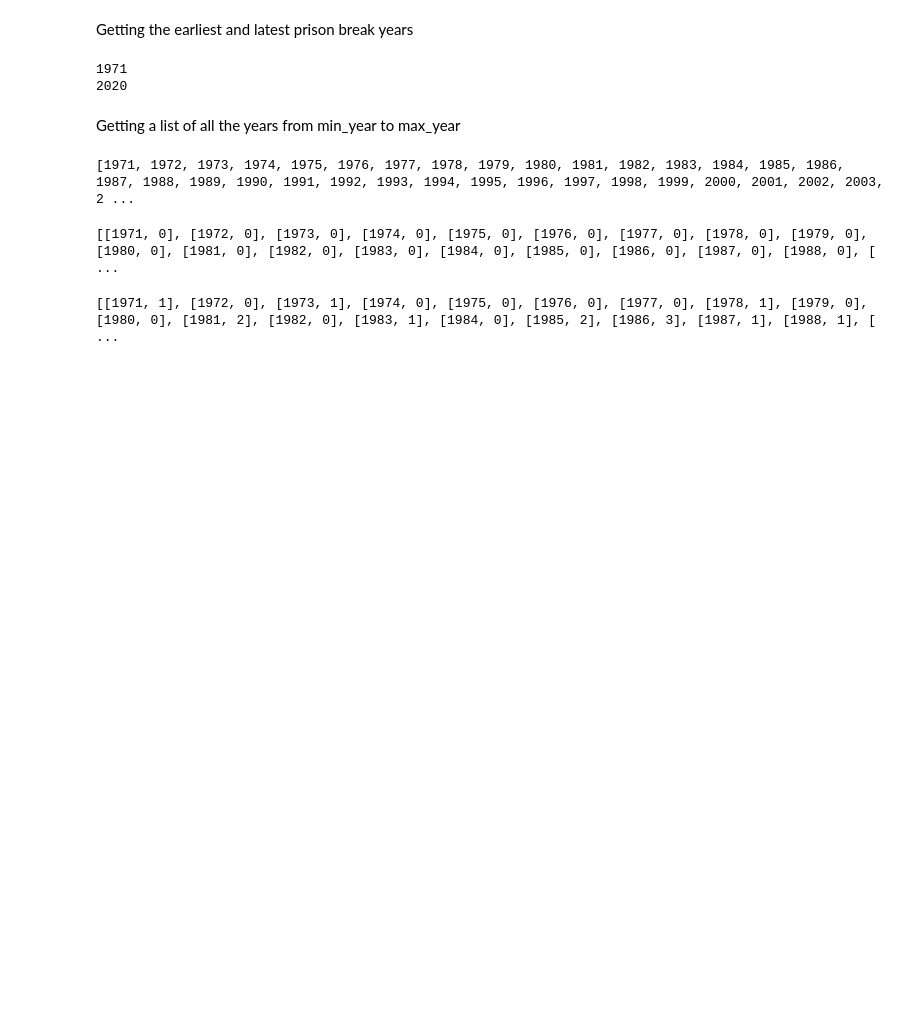
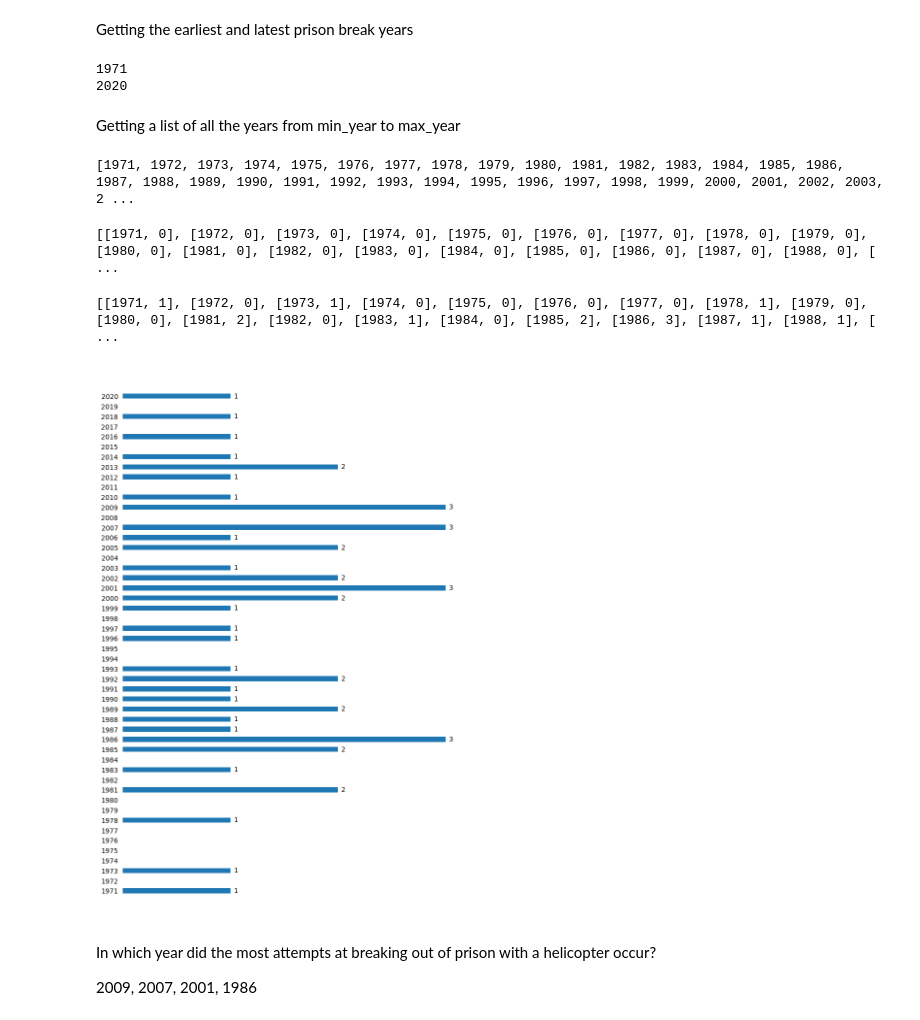
Before and after one commit to jbuto454/Prison-Break, a Jupyter notebook: Prison.ipynb, the cells around one changed output. Cells and saved outputs as stored; diff of their text form; code cells hidden in the pictures; blank space fills up the shorter version.

Commit message:
added visualization

```diff
--- a/Prison.ipynb
+++ b/Prison.ipynb
@@ -82,3 +82,12 @@ for row in data:
 print(attempts_per_year)
 # %% [output]
 [[1971, 1], [1972, 0], [1973, 1], [1974, 0], [1975, 0], [1976, 0], [1977, 0], [1978, 1], [1979, 0], [1980, 0], [1981, 2], [1982, 0], [1983, 1], [1984, 0], [1985, 2], [1986, 3], [1987, 1], [1988, 1], [ ...
+# %%
+%matplotlib inline
+barplot(attempts_per_year)
+# %% [output]
+[figure, added]
+# %% [markdown]
+In which year did the most attempts at breaking out of prison with a helicopter occur?
+
+2009, 2007, 2001, 1986
```
